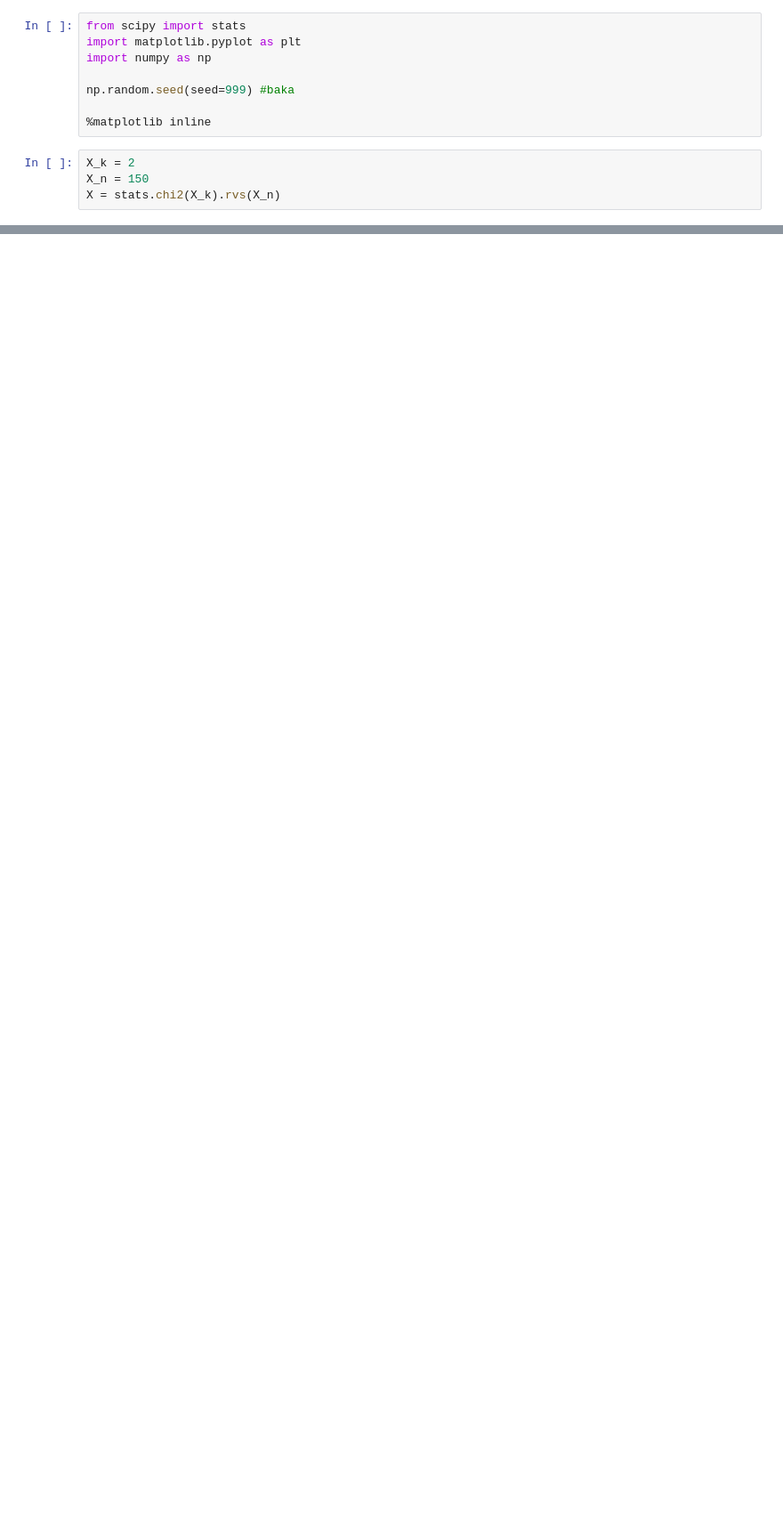
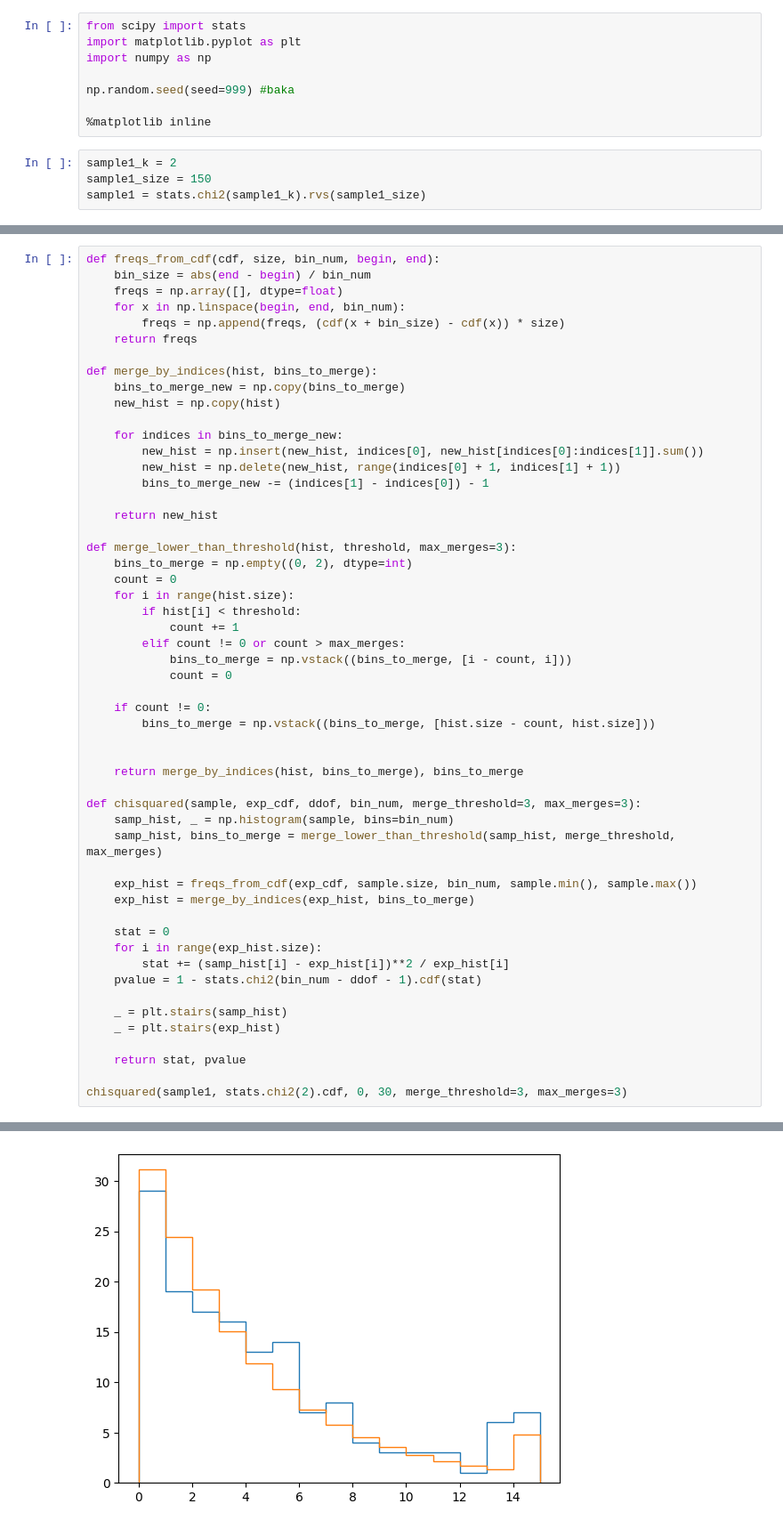
Before and after one commit to litc0x3B/Stats-Labs, a Jupyter notebook: lab2.ipynb, the cells around one changed output, grey strips where cells are left out. Shown at 89% size. Saved outputs shown, nothing was run; the diff lists cells and outputs as text; blank space fills up the shorter version.

Commit message:
add chisquare func

```diff
--- a/lab2.ipynb
+++ b/lab2.ipynb
@@ -7,7 +7,7 @@ np.random.seed(seed=999) #baka
 
 %matplotlib inline
 # %%
-X_k = 2
-X_n = 150
-X = stats.chi2(X_k).rvs(X_n)
+sample1_k = 2
+sample1_size = 150
+sample1 = stats.chi2(sample1_k).rvs(sample1_size)
 # %%
@@ -31,2 +31,56 @@ _ = plt.hist(X, bins=30)
 # %% [output]
 [figure]
+# %%
+def freqs_from_cdf(cdf, size, bin_num, begin, end):
+    bin_size = abs(end - begin) / bin_num
+    freqs = np.array([], dtype=float)
+    for x in np.linspace(begin, end, bin_num):
+        freqs = np.append(freqs, (cdf(x + bin_size) - cdf(x)) * size)
+    return freqs
+
+def merge_by_indices(hist, bins_to_merge):
+    bins_to_merge_new = np.copy(bins_to_merge)
+    new_hist = np.copy(hist)
+
+    for indices in bins_to_merge_new:
+        new_hist = np.insert(new_hist, indices[0], new_hist[indices[0]:indices[1]].sum())
+        new_hist = np.delete(new_hist, range(indices[0] + 1, indices[1] + 1))
+        bins_to_merge_new -= (indices[1] - indices[0]) - 1
+
+    return new_hist
+
+def merge_lower_than_threshold(hist, threshold, max_merges=3):
+    bins_to_merge = np.empty((0, 2), dtype=int)
+    count = 0
+    for i in range(hist.size):
+        if hist[i] < threshold:
+            count += 1
+        elif count != 0 or count > max_merges:
+            bins_to_merge = np.vstack((bins_to_merge, [i - count, i]))
+            count = 0
+
+    if count != 0:
+        bins_to_merge = np.vstack((bins_to_merge, [hist.size - count, hist.size]))
+
+
+    return merge_by_indices(hist, bins_to_merge), bins_to_merge
+
+def chisquared(sample, exp_cdf, ddof, bin_num, merge_threshold=3, max_merges=3):
+    samp_hist, _ = np.histogram(sample, bins=bin_num)
+    samp_hist, bins_to_merge = merge_lower_than_threshold(samp_hist, merge_threshold, max_merges)
+
+    exp_hist = freqs_from_cdf(exp_cdf, sample.size, bin_num, sample.min(), sample.max())
+    exp_hist = merge_by_indices(exp_hist, bins_to_merge)
+
+    stat = 0
+    for i in range(exp_hist.size):
+        stat += (samp_hist[i] - exp_hist[i])**2 / exp_hist[i]
+    pvalue = 1 - stats.chi2(bin_num - ddof - 1).cdf(stat)
+
+    _ = plt.stairs(samp_hist)
+    _ = plt.stairs(exp_hist)
+
+    return stat, pvalue
+
+chisquared(sample1, stats.chi2(2).cdf, 0, 30, merge_threshold=3, max_merges=3)
+# %% [output]
@@ -32,0 +88 @@ _ = plt.hist(X, bins=30)
+[figure, added]
```
Also changed, not shown: parts of 6 cells of this notebook.
